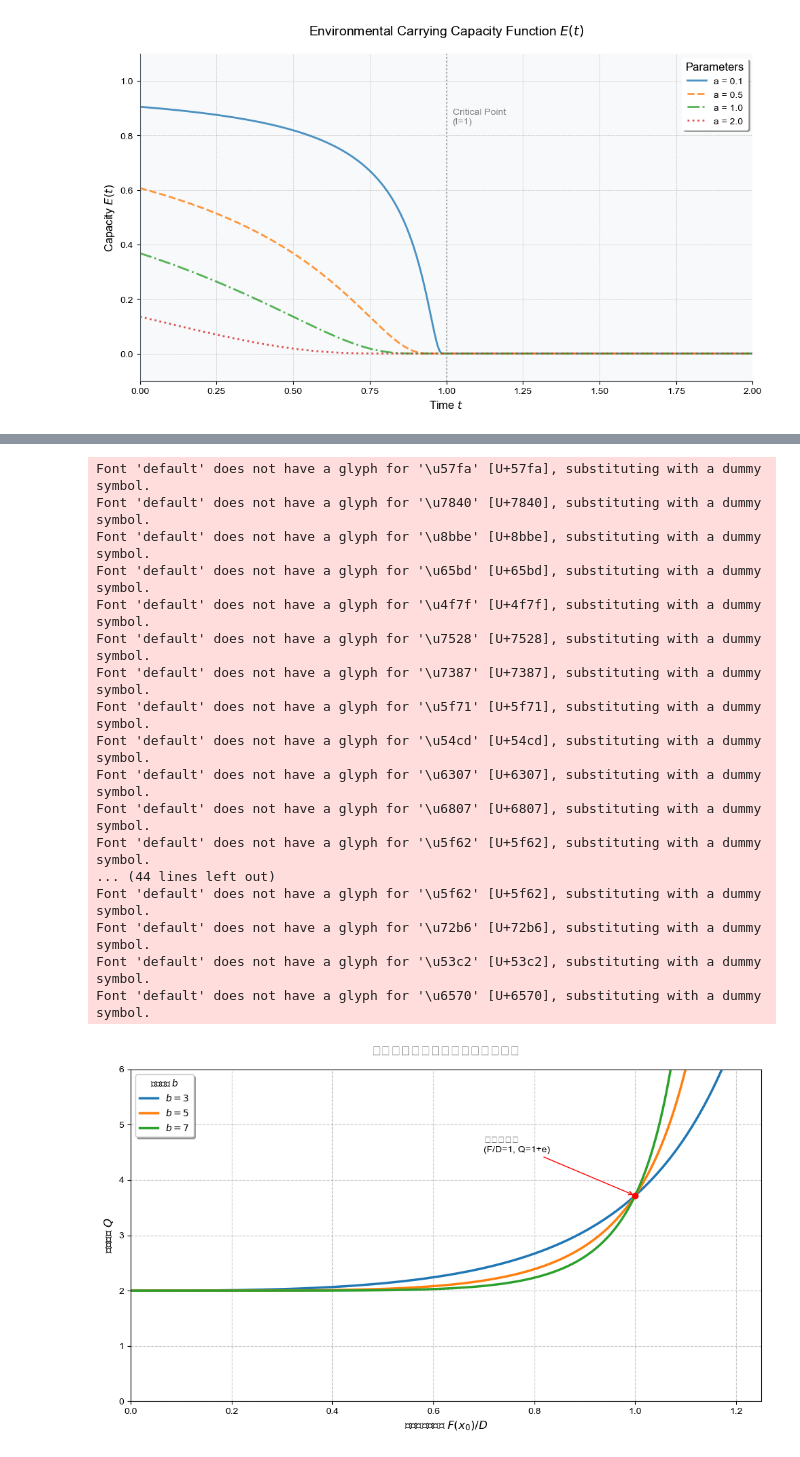
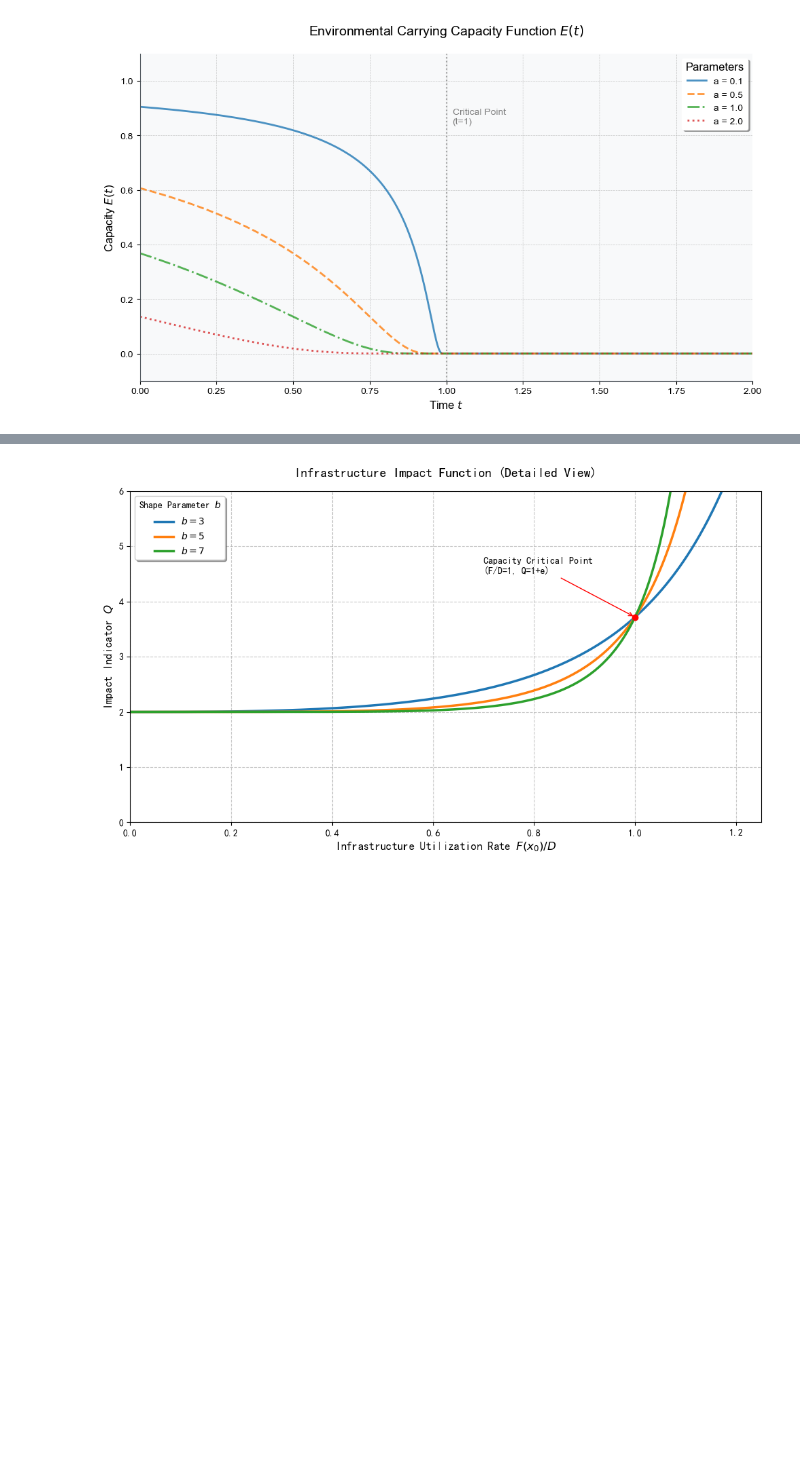
Before and after one commit to AmandaSuensss/2025MCM, a Jupyter notebook: main.ipynb, the cells around one changed output, grey strips where cells are left out. Saved outputs shown, nothing was run; the diff lists cells and outputs as text; code cells hidden in the pictures; blank space fills up the shorter version.

```diff
--- a/main.ipynb
+++ b/main.ipynb
@@ -499,15 +2592,15 @@ plt.show()
 import numpy as np
 import matplotlib.pyplot as plt
 
-# 修复中文字体显示问题 (Windows/Mac通用方案)
-plt.rcParams['font.sans-serif'] = ['SimHei', 'Microsoft YaHei', 'WenQuanYi Zen Hei']  # 中文字体优先列表
-plt.rcParams['axes.unicode_minus'] = False  # 解决负号显示问题
+# Fix Chinese font display issues (Windows/Mac universal solution)
+plt.rcParams['font.sans-serif'] = ['SimHei', 'Microsoft YaHei', 'WenQuanYi Zen Hei']  # Priority list for Chinese fonts
+plt.rcParams['axes.unicode_minus'] = False  # Fix negative sign display
 
-# 定义函数
+# Define function
 def Q(F_over_D, b, W=1):
     return W * (1 + np.exp((F_over_D)**b))
 
-# ========================= 主图：完整范围 =========================
+# ========================= Main Plot: Full Range =========================
 plt.figure(figsize=(10, 6), facecolor='white')
 F_over_D = np.linspace(0, 2, 500)
 b_values = [3, 5, 7]
@@ -519,28 +2612,28 @@ for b, color in zip(b_values, colors):
              color=color,
              linewidth=2.5)
 
-# 标注和美化（中文标签）
+# Annotations and styling
 plt.axvline(1.0, color='red', linestyle=':', linewidth=1.5, alpha=0.7)
 plt.fill_betweenx(y=[0, 100], x1=1.0, x2=2, color='#ffe5e5', alpha=0.3)
-plt.text(1.05, 40, '超载区\n(F/D > 1)',
+plt.text(1.05, 40, 'Overload Zone\n(F/D > 1)',
          ha='left', va='center',
          color='red', fontsize=10)
 
-plt.title('基础设施影响函数 $Q = W \\times \\left[1 + \\exp\\left((F/D)^b\\right)\\right]$',
+plt.title('Infrastructure Impact Function $Q = W \\times \\left[1 + \\exp\\left((F/D)^b\\right)\\right]$',
           fontsize=14, pad=15)
-plt.xlabel('基础设施使用率 $F(x_0)/D$', fontsize=12)
-plt.ylabel('影响指标 $Q$', fontsize=12)
+plt.xlabel('Infrastructure Utilization Rate $F(x_0)/D$', fontsize=12)
+plt.ylabel('Impact Indicator $Q$', fontsize=12)
 plt.ylim(0, 100)
 plt.xlim(0, 2)
-plt.legend(title='形状参数 $b$', frameon=True, shadow=True)
+plt.legend(title='Shape Parameter $b$', frameon=True, shadow=True)
 plt.grid(True, linestyle='--', alpha=0.7)
 plt.tight_layout()
 plt.savefig('infrastructure_impact_full.pdf', dpi=300)
 plt.show()
 
-# ========================= 精细图：聚焦区间 =========================
+# ========================= Detailed Plot: Focused Range =========================
 plt.figure(figsize=(10, 6), facecolor='white')
-F_over_D_zoom = np.linspace(0, 1.25, 300)  # 聚焦 0-1.25 区间
+F_over_D_zoom = np.linspace(0, 1.25, 300)  # Focus on 0-1.25 range
 
 for b, color in zip(b_values, colors):
     plt.plot(F_over_D_zoom, Q(F_over_D_zoom, b),
@@ -548,19 +2641,19 @@ for b, color in zip(b_values, colors):
              color=color,
              linewidth=2.5)
 
-# 关键点标注
+# Key point annotation
 plt.scatter([1.0], [Q(1.0, 5)], color='red', zorder=5)
-plt.annotate('容量临界点\n(F/D=1, Q=1+e)',
+plt.annotate('Capacity Critical Point\n(F/D=1, Q=1+e)',
              xy=(1.0, Q(1.0,5)),
              xytext=(0.7, 4.5),
              arrowprops=dict(arrowstyle='->', color='red'))
 
-plt.title('基础设施影响函数（精细化视图）', fontsize=14, pad=15)
-plt.xlabel('基础设施使用率 $F(x_0)/D$', fontsize=12)
-plt.ylabel('影响指标 $Q$', fontsize=12)
-plt.ylim(0, 6)  # 限制值域
+plt.title('Infrastructure Impact Function (Detailed View)', fontsize=14, pad=15)
+plt.xlabel('Infrastructure Utilization Rate $F(x_0)/D$', fontsize=12)
+plt.ylabel('Impact Indicator $Q$', fontsize=12)
+plt.ylim(0, 6)  # Limit y-axis
 plt.xlim(0, 1.25)
-plt.legend(title='形状参数 $b$', frameon=True, shadow=True)
+plt.legend(title='Shape Parameter $b$', frameon=True, shadow=True)
 plt.grid(True, linestyle='--', alpha=0.7)
 plt.tight_layout()
 plt.savefig('infrastructure_impact_zoom.pdf', dpi=300)
@@ -587,18 +2663 @@ Font 'default' does not have a glyph for '\u6570' [U+6570], substituting with a
-Font 'default' does not have a glyph for '\u57fa' [U+57fa], substituting with a dummy symbol.
-Font 'default' does not have a glyph for '\u7840' [U+7840], substituting with a dummy symbol.
-Font 'default' does not have a glyph for '\u8bbe' [U+8bbe], substituting with a dummy symbol.
-Font 'default' does not have a glyph for '\u65bd' [U+65bd], substituting with a dummy symbol.
-Font 'default' does not have a glyph for '\u4f7f' [U+4f7f], substituting with a dummy symbol.
-Font 'default' does not have a glyph for '\u7528' [U+7528], substituting with a dummy symbol.
-Font 'default' does not have a glyph for '\u7387' [U+7387], substituting with a dummy symbol.
-Font 'default' does not have a glyph for '\u5f71' [U+5f71], substituting with a dummy symbol.
-Font 'default' does not have a glyph for '\u54cd' [U+54cd], substituting with a dummy symbol.
-Font 'default' does not have a glyph for '\u6307' [U+6307], substituting with a dummy symbol.
-Font 'default' does not have a glyph for '\u6807' [U+6807], substituting with a dummy symbol.
-Font 'default' does not have a glyph for '\u5f62' [U+5f62], substituting with a dummy symbol.
-... (44 lines left out)
-Font 'default' does not have a glyph for '\u5f62' [U+5f62], substituting with a dummy symbol.
-Font 'default' does not have a glyph for '\u72b6' [U+72b6], substituting with a dummy symbol.
-Font 'default' does not have a glyph for '\u53c2' [U+53c2], substituting with a dummy symbol.
-Font 'default' does not have a glyph for '\u6570' [U+6570], substituting with a dummy symbol.
-[figure, old version]
+[figure, new version]
```
Also changed, not shown: parts of 25 cells of this notebook.
